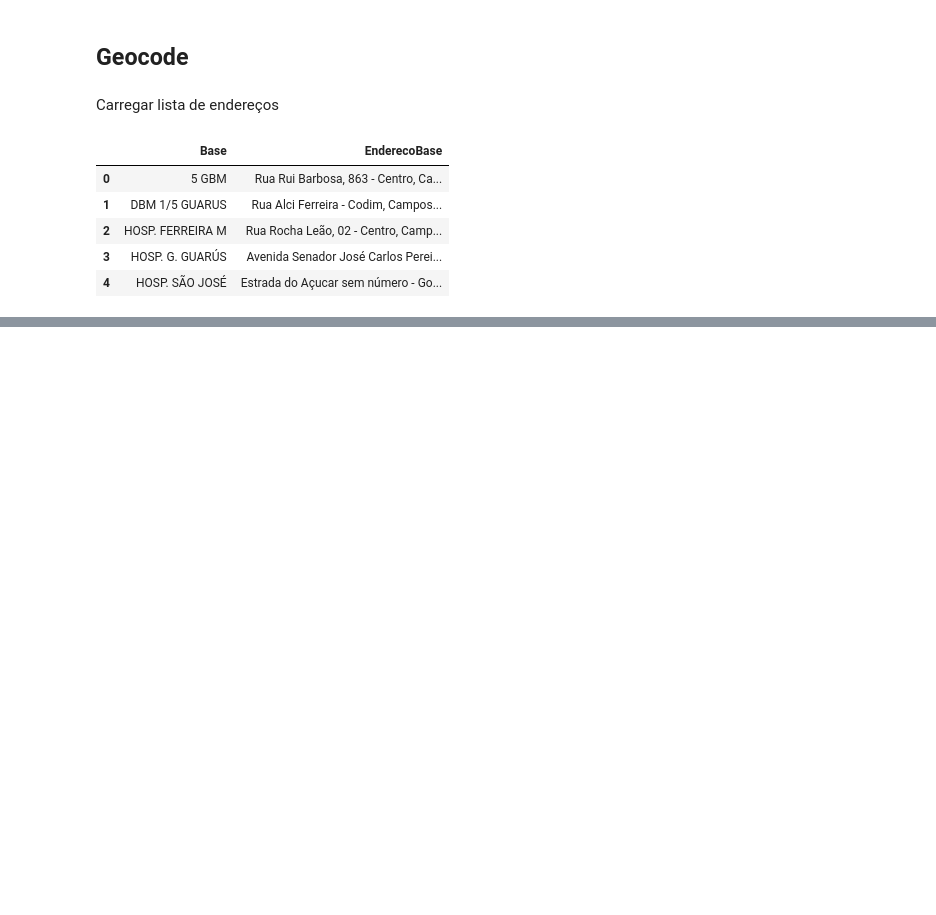
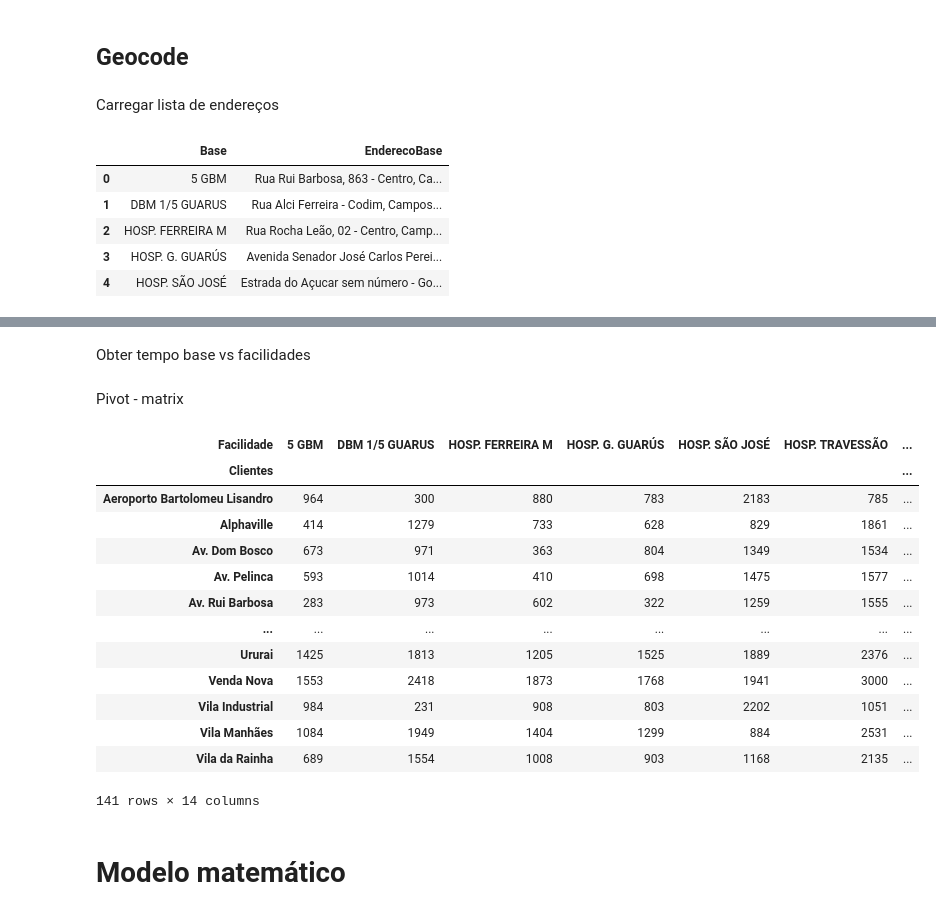
Before and after one commit to silva-fabiofreitas/P-Median, a Jupyter notebook: notebooks/Pmedian_Ambulance.ipynb, the cells around one changed output, grey strips where cells are left out. Cells and saved outputs as stored; diff of their text form; code cells hidden in the pictures; blank space fills up the shorter version.

```diff
--- a/notebooks/Pmedian_Ambulance.ipynb
+++ b/notebooks/Pmedian_Ambulance.ipynb
@@ -187,0 +181,32 @@ df_cliente[['DESTINO', 'EnderecoCliente','cliente_lat_long']]
+# %% [markdown]
+Obter tempo base vs facilidades
+# %%
+if not pathlib.Path('../data/clientes.csv').exists():
+    df_coord['Tempo'] = df_coord['Coord_cliente_facilidade'].map(lambda x: get_distance_matrix((x[0]),x[1]))
+    df_coord.to_csv('../data/coordenadas.csv')
+
+df_coord = pd.read_csv('../data/coordenadas.csv')
+# %% [markdown]
+Pivot - matrix
+# %%
+df_matrix = df_coord.pivot(columns='Facilidade',index='Clientes',  values='Tempo' )
+df_matrix.to_excel('../data/matriz_tempo.xlsx')
+# %%
+df_matrix
+# %% [output]
+| Facilidade | 5 GBM | DBM 1/5 GUARUS | HOSP. FERREIRA M | HOSP. G. GUARÚS | HOSP. SÃO JOSÉ | HOSP. TRAVESSÃO | ... |
+| Clientes |  |  |  |  |  |  | ... |
+| Aeroporto Bartolomeu Lisandro | 964 | 300 | 880 | 783 | 2183 | 785 | ... |
+| Alphaville | 414 | 1279 | 733 | 628 | 829 | 1861 | ... |
+| Av. Dom Bosco | 673 | 971 | 363 | 804 | 1349 | 1534 | ... |
+| Av. Pelinca | 593 | 1014 | 410 | 698 | 1475 | 1577 | ... |
+| Av. Rui Barbosa | 283 | 973 | 602 | 322 | 1259 | 1555 | ... |
+| ... | ... | ... | ... | ... | ... | ... | ... |
+| Ururai | 1425 | 1813 | 1205 | 1525 | 1889 | 2376 | ... |
+| Venda Nova | 1553 | 2418 | 1873 | 1768 | 1941 | 3000 | ... |
+| Vila Industrial | 984 | 231 | 908 | 803 | 2202 | 1051 | ... |
+| Vila Manhães | 1084 | 1949 | 1404 | 1299 | 884 | 2531 | ... |
+| Vila da Rainha | 689 | 1554 | 1008 | 903 | 1168 | 2135 | ... |
+141 rows × 14 columns
+# %% [markdown]
+# Modelo matemático
```
Also changed, not shown: parts of 20 cells of this notebook, 5 other files.
